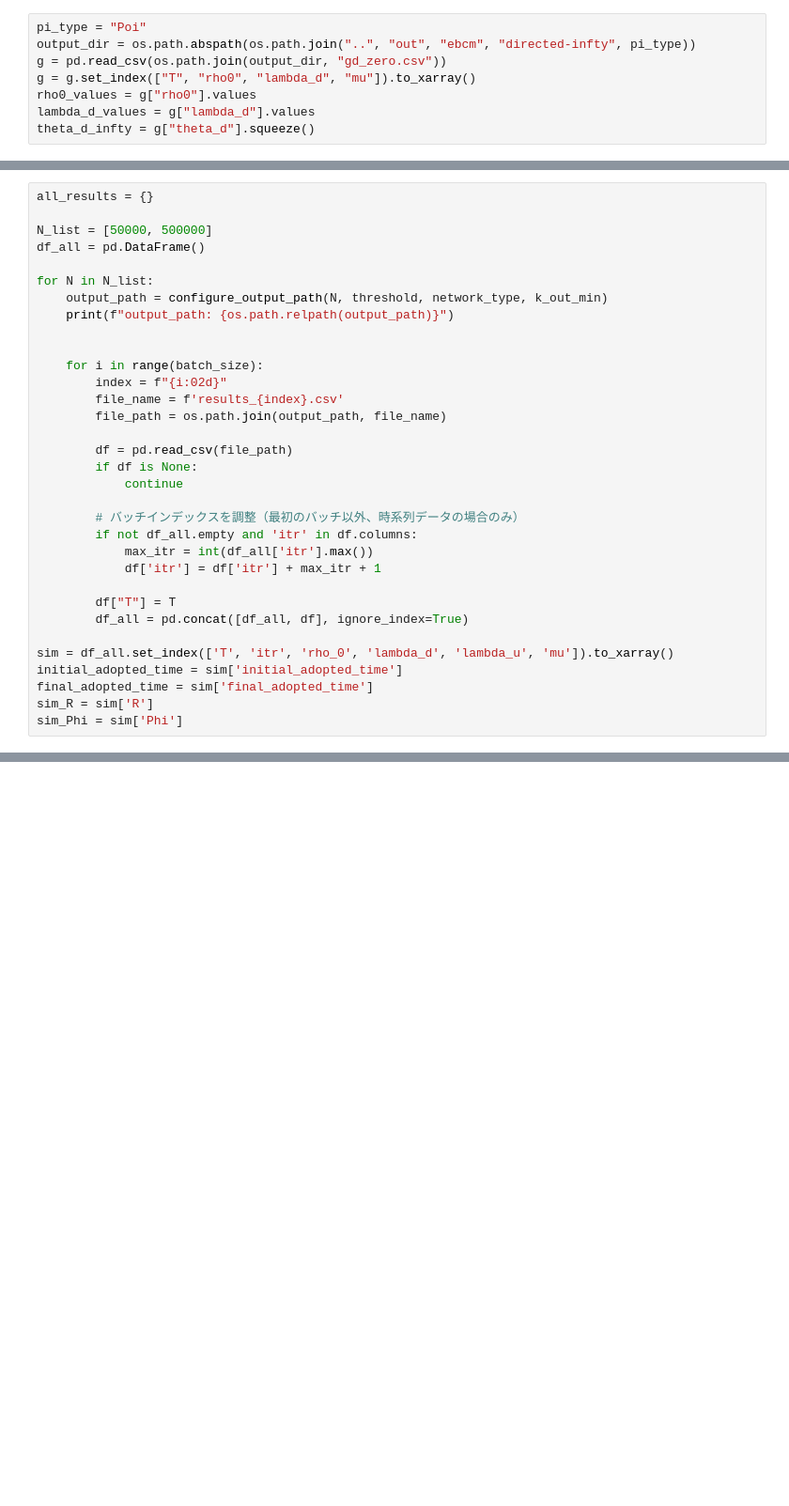
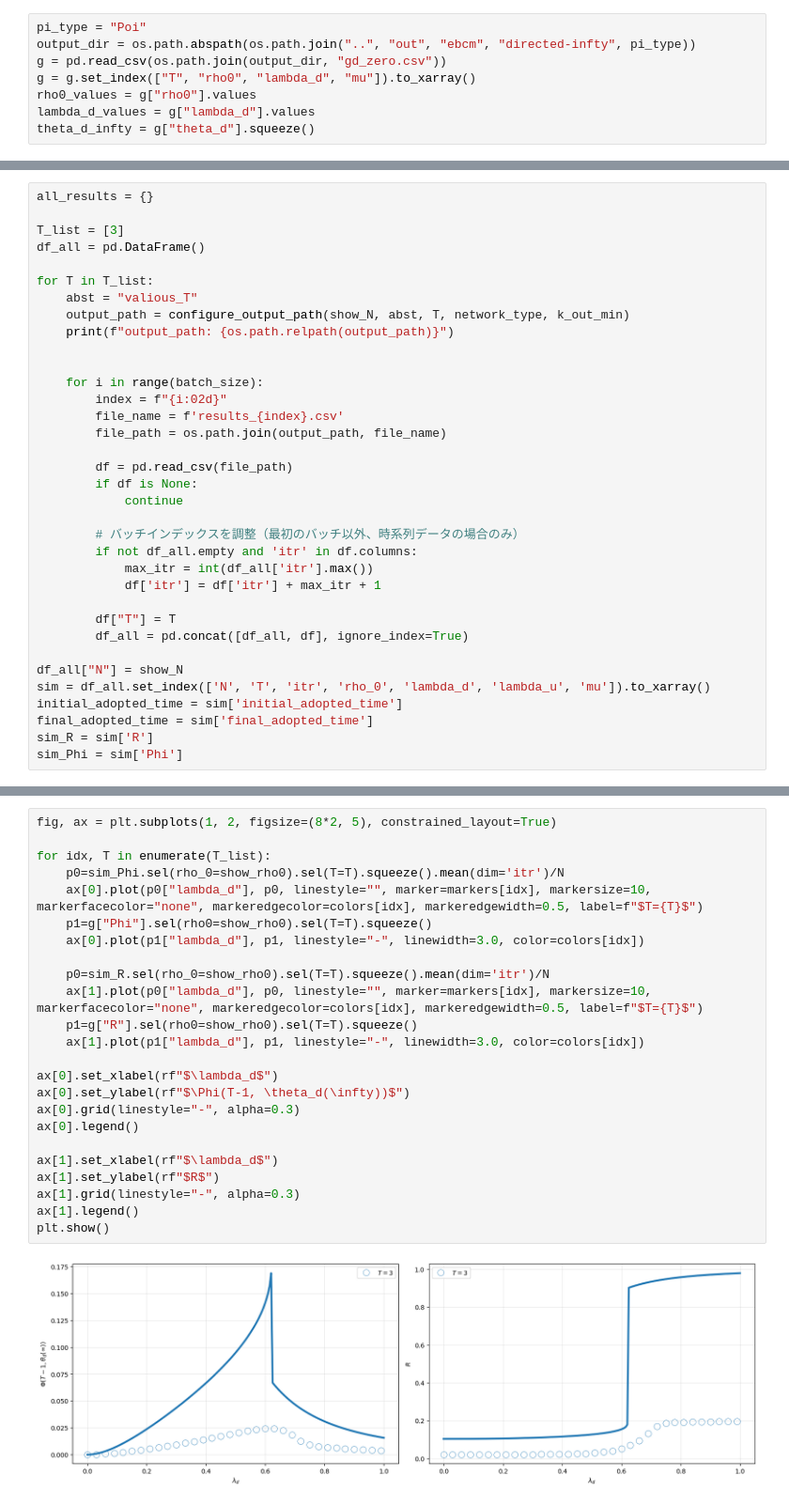
Before and after one commit to Kojirouuuu/directed-network-simulations, a Jupyter notebook: notebooks/EBCM-SAR.ipynb, the cells around one changed output, grey strips where cells are left out. Shown at 94% size. Drawn from its saved outputs; the diff is of its cells as text; blank space fills up the shorter version.

```diff
--- a/notebooks/EBCM-SAR.ipynb
+++ b/notebooks/EBCM-SAR.ipynb
@@ -229,11 +273,12 @@ plt.show()
 # %%
 all_results = {}
 
-N_list = [50000, 500000]
+T_list = [3]
 df_all = pd.DataFrame()
 
-for N in N_list:
-    output_path = configure_output_path(N, threshold, network_type, k_out_min)
+for T in T_list:
+    abst = "valious_T"
+    output_path = configure_output_path(show_N, abst, T, network_type, k_out_min)
     print(f"output_path: {os.path.relpath(output_path)}")
 
 
@@ -254,7 +299,8 @@ for N in N_list:
         df["T"] = T
         df_all = pd.concat([df_all, df], ignore_index=True)
 
-sim = df_all.set_index(['T', 'itr', 'rho_0', 'lambda_d', 'lambda_u', 'mu']).to_xarray()
+df_all["N"] = show_N
+sim = df_all.set_index(['N', 'T', 'itr', 'rho_0', 'lambda_d', 'lambda_u', 'mu']).to_xarray()
 initial_adopted_time = sim['initial_adopted_time']
 final_adopted_time = sim['final_adopted_time']
 sim_R = sim['R']
@@ -261,0 +310,26 @@ sim_Phi = sim['Phi']
+# %%
+fig, ax = plt.subplots(1, 2, figsize=(8*2, 5), constrained_layout=True)
+
+for idx, T in enumerate(T_list):
+    p0=sim_Phi.sel(rho_0=show_rho0).sel(T=T).squeeze().mean(dim='itr')/N
+    ax[0].plot(p0["lambda_d"], p0, linestyle="", marker=markers[idx], markersize=10, markerfacecolor="none", markeredgecolor=colors[idx], markeredgewidth=0.5, label=f"$T={T}$")
+    p1=g["Phi"].sel(rho0=show_rho0).sel(T=T).squeeze()
+    ax[0].plot(p1["lambda_d"], p1, linestyle="-", linewidth=3.0, color=colors[idx])
+
+    p0=sim_R.sel(rho_0=show_rho0).sel(T=T).squeeze().mean(dim='itr')/N
+    ax[1].plot(p0["lambda_d"], p0, linestyle="", marker=markers[idx], markersize=10, markerfacecolor="none", markeredgecolor=colors[idx], markeredgewidth=0.5, label=f"$T={T}$")
+    p1=g["R"].sel(rho0=show_rho0).sel(T=T).squeeze()
+    ax[1].plot(p1["lambda_d"], p1, linestyle="-", linewidth=3.0, color=colors[idx])
+
+ax[0].set_xlabel(rf"$\lambda_d$")
+ax[0].set_ylabel(rf"$\Phi(T-1, \theta_d(\infty))$")
+ax[0].grid(linestyle="-", alpha=0.3)
+ax[0].legend()
+
+ax[1].set_xlabel(rf"$\lambda_d$")
+ax[1].set_ylabel(rf"$R$")
+ax[1].grid(linestyle="-", alpha=0.3)
+ax[1].legend()
+plt.show()
+# %% [output]
+[figure, added]
```
Also changed, not shown: parts of 14 cells of this notebook, 6 other files.
